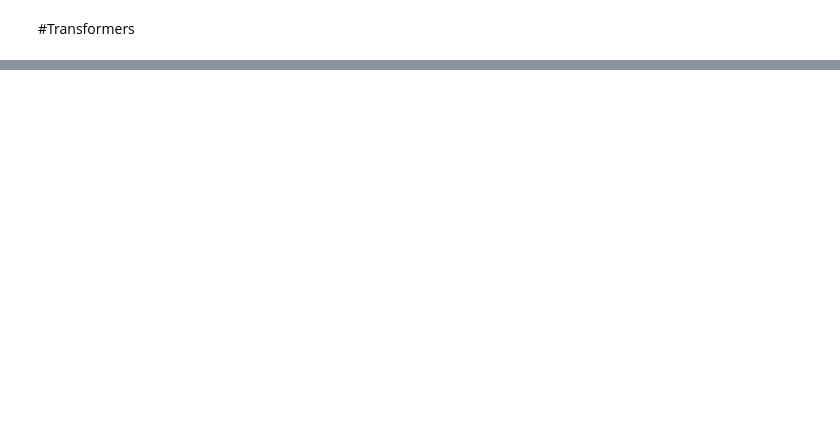
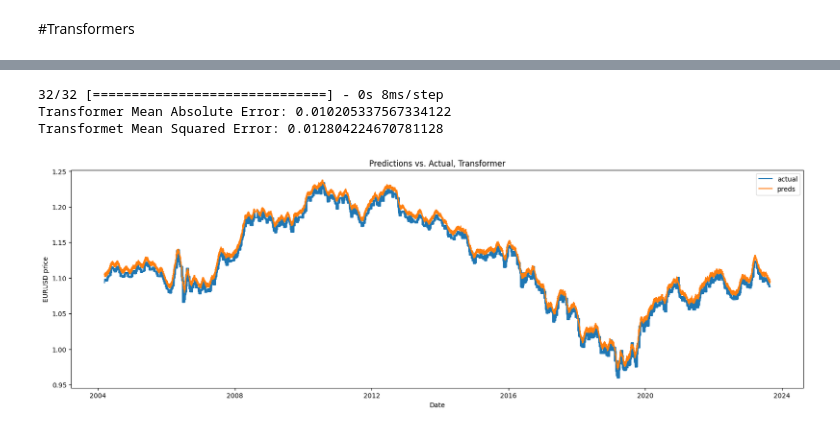
Before and after one commit to mjmaher987/Stock-Prediction-Using-ML, a Jupyter notebook: Stock.ipynb, the cells around one changed output, grey strips where cells are left out. Saved outputs shown, nothing was run; the diff lists cells and outputs as text; code cells hidden in the pictures; blank space fills up the shorter version.

Commit message:
Update and fix transformer model

```diff
--- a/Stock.ipynb
+++ b/Stock.ipynb
@@ -443,0 +455,46 @@ Shape of test_y: (1500,)
+# %%
+transformer_predictions = transformer.predict(etl_data.X_test)
+
+transformer_mae = mean_absolute_error(etl_data.y_test, transformer_predictions)
+transformer_rmse = mean_squared_error(etl_data.y_test, transformer_predictions, squared=False)
+print(f"Transformer Mean Absolute Error: {transformer_mae}")
+print(f"Transformet Mean Squared Error: {transformer_rmse}")
+# %% [output]
+32/32 [==============================] - 0s 8ms/step
+Transformer Mean Absolute Error: 0.010205337567334122
+Transformet Mean Squared Error: 0.012804224670781128
+# %%
+import matplotlib.pyplot as plt
+
+
+def plot_results(test, preds, df, image_path=None, title_suffix=None, xlabel='EURUSD price'):
+  """
+  Plots training data in blue, actual values in red, and predictions in green,
+  over time.
+  """
+  fig, ax = plt.subplots(figsize=(20,6))
+
+  plot_test = test[1:]
+  plot_preds = preds[1:]
+  x = df[-(plot_test.shape[0]*plot_test.shape[1]):].index
+  plot_test = plot_test.reshape((plot_test.shape[0]*plot_test.shape[1], 1))
+  plot_preds = plot_preds.reshape((plot_test.shape[0]*plot_test.shape[1], 1))
+  ax.plot(x, plot_test, label='actual')
+  ax.plot(x, plot_preds, label='preds')
+
+  if title_suffix==None:
+    ax.set_title('Predictions vs. Actual')
+  else:
+    ax.set_title(f'Predictions vs. Actual, {title_suffix}')
+
+  ax.set_xlabel('Date')
+  ax.set_ylabel(xlabel)
+  ax.legend()
+  if image_path != None:
+    imagedir = './result_plots'
+    plt.savefig(f'{imagedir}/{image_path}.png')
+  plt.show()
+# %%
+plot_results(etl_data.X_test, transformer_predictions, etl_data.df, title_suffix='Transformer')
+# %% [output]
+[figure, added]
```
Also changed, not shown: parts of 13 cells of this notebook.
